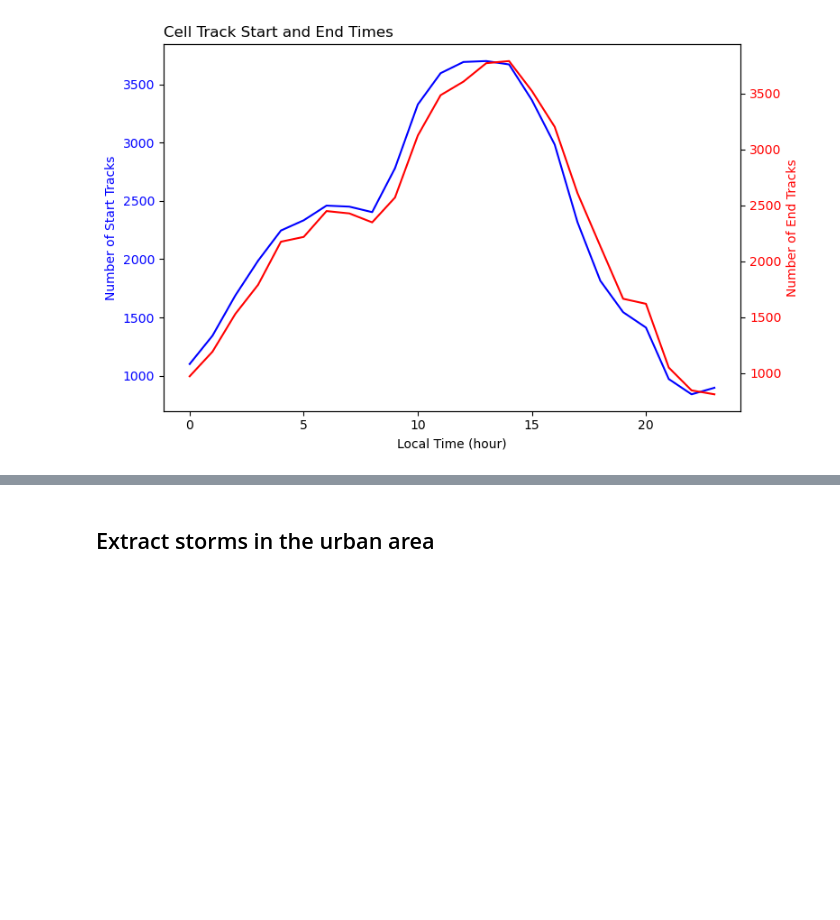
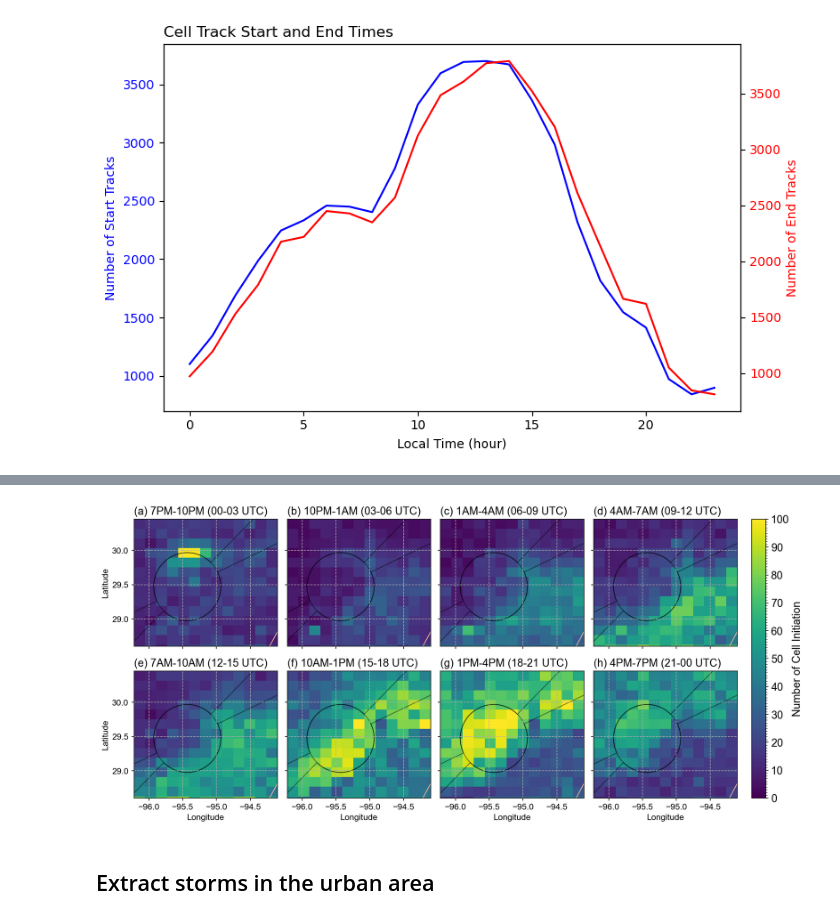
Before and after one commit to oluwafemiomitusa/Geospatial-Analysis, a Jupyter notebook: Second_part/Jupyter Notebooks/New/histogram_plots.ipynb, the cells around one changed output, grey strips where cells are left out. Saved outputs shown, nothing was run; the diff lists cells and outputs as text; code cells hidden in the pictures; blank space fills up the shorter version.

```diff
--- a/Second_part/Jupyter Notebooks/New/histogram_plots.ipynb
+++ b/Second_part/Jupyter Notebooks/New/histogram_plots.ipynb
@@ -151,3 +565,92 @@ plt.show()
+# %%
+mpl.rcParams['font.size'] = 11
+mpl.rcParams['font.family'] = 'Arial'
+fig, axs = plt.subplots(2, 4, figsize=[14,6], dpi=150)
+
+dataarr = [[hist2d_startloc_hr0, hist2d_startloc_hr3, hist2d_startloc_hr6, hist2d_startloc_hr9],
+    [hist2d_startloc_hr12, hist2d_startloc_hr15, hist2d_startloc_hr18, hist2d_startloc_hr21]
+           ]
+lonarr = xbins_c
+latarr = ybins_c
+levels = np.arange(0, 100.1, 1)
+cbticks = np.arange(0, 100.1, 10)
+titles = [    ["(a) 7PM-10PM (00-03 UTC)", "(b) 10PM-1AM (03-06 UTC)", "(c) 1AM-4AM (06-09 UTC)", "(d) 4AM-7AM (09-12 UTC)"],
+    ["(e) 7AM-10AM (12-15 UTC)", "(f) 10AM-1PM (15-18 UTC)", "(g) 1PM-4PM (18-21 UTC)", "(h) 4PM-7PM (21-00 UTC)"]
+]
+
+
+cblabel = 'Number of Cell Initiation'
+
+cmap = plt.get_cmap('viridis')
+norm = mpl.colors.BoundaryNorm(boundaries=levels, ncolors=cmap.N)
+
+xlabels = [['','','','',], ['Longitude','Longitude','Longitude','Longitude']]
+ylabels = [['Latitude','','',''], ['Latitude','','','']]
+
+marker_style = dict(color='k', linestyle='none', marker='o', markersize=10, markerfacecolor='red')
+topo_levs = [20,40,60,80,100]
+cmap_topo = 'Reds'
+
+pcm_save = []
+
+for row in range(2):
+    for col in range(4):
+        ax1 = axs[row, col]
+        Zm = np.ma.masked_where(dataarr[row][col] == 0, dataarr[row][col])
+        pcm = ax1.pcolormesh(lonarr, latarr, Zm, norm=norm, cmap=cmap)
+        ax1.set_xlabel(xlabels[row][col])
+        ax1.set_ylabel(ylabels[row][col])
+        ax1.set_title(titles[row][col], loc='left', fontsize=14)
+        ax1.set_xlim(np.min(lonarr), -94.1)
+        ax1.set_ylim(28.6, np.max(latarr))
+        #ax1.set_xticks(np.arange(-65.5, maxlon, 0.5))
+        #ax1.set_yticks(np.arange(-33, maxlat, 0.5))
+        ax1.contour(topoLon, topoLat, topoZ, levels=topo_levs, cmap=cmap_topo, linewidths=1)
+        #ax1.plot(radar_lon, radar_lat, **marker_style)
+        #ax1.text(radar_lon+0.1, radar_lat, 'AMF', fontsize=13, color='red')
+        ax1.grid(ls='--')
+        if (row == 0):
+            ax1.xaxis.set_ticklabels([])
+            if (col == 0):
+                # Legend for terrain
+                custom_lines = [mpl.lines.Line2D([0], [0], color=plt.get_cmap(cmap_topo)(0.8), lw=2)]
+                # ax1.legend(custom_lines, ['Terrain'], loc='upper right')
+        if (col > 0):
+            ax1.yaxis.set_ticklabels([])
+
+        # Urban and impact area plotting
+            city_center = city_center
+        urban_radius = urban_radius
+        downwind_start = 100
+        downwind_end = 100
+        sector_angle = 160  # in degrees
+        mean_wind_angle = 125.37  # in degrees
+        urban_circle = patches.Circle(city_center, urban_radius, fill=False, alpha=0.5)
+        ax1.add_patch(urban_circle)
+        downwind_end_scaled = downwind_end * urban_radius / 25
+        # Adjust the following patches as necessary to fit your plotting context
+        upwind_wedge = patches.Wedge(city_center, downwind_end_scaled, mean_wind_angle+180-(sector_angle/2), mean_wind_angle+180+(sector_angle/2),
+                             width=downwind_end_scaled - urban_radius, alpha=0.5, fill=False)
+        ax1.add_patch(upwind_wedge)
+
+        downwind_wedge = patches.Wedge(city_center, downwind_end_scaled, mean_wind_angle-(sector_angle/2), mean_wind_angle+(sector_angle/2), width=downwind_end_scaled - urban_radius, fill=False, alpha=0.5)
+        ax1.add_patch(downwind_wedge)
+    # Save pcolormesh object for plotting colorbar
+    pcm_save.append(pcm)
+
+# Adjust the layout before plotting colorbar
+fig.tight_layout()
+
+# Plot 1 color for the whole figure
+cbar = fig.colorbar(pcm_save[0], ax=axs[:, :], shrink=1, pad=0.02)
+cbar.set_ticks(cbticks)
+cbar.set_label(label=cblabel, fontsize=14)
+cbar.ax.tick_params(labelsize=14)
+
+# figname = f'{figdir}celltrack_start_loc_diurnal_cycle_0.2deg_2x4.png'
+# fig.savefig(figname, bbox_inches='tight', facecolor='w', dpi=300)
+# %% [output]
+[figure, added]
 # %% [markdown]
 ## Extract storms in the urban area
 # %%
```
Also changed, not shown: parts of 22 cells of this notebook.
